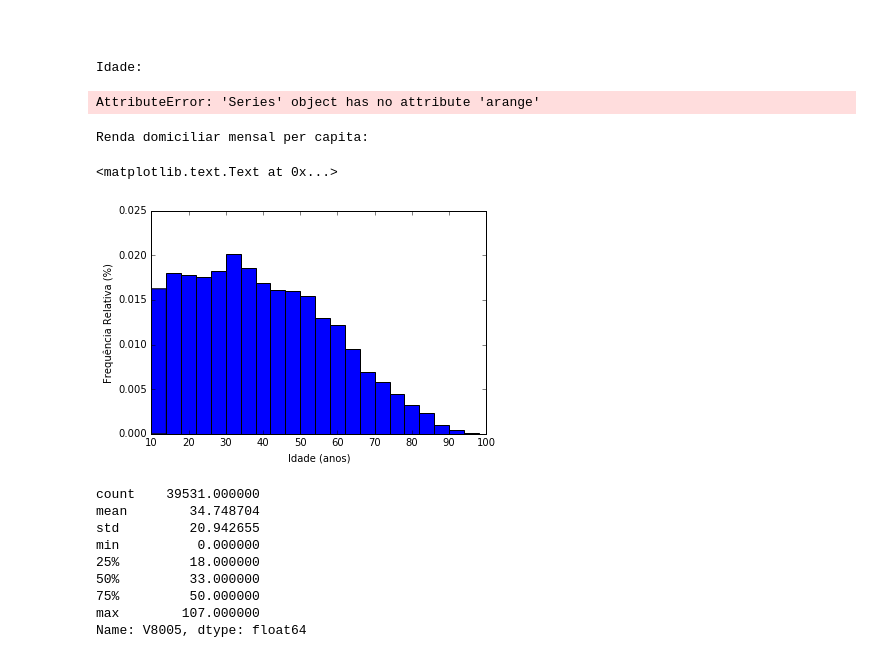
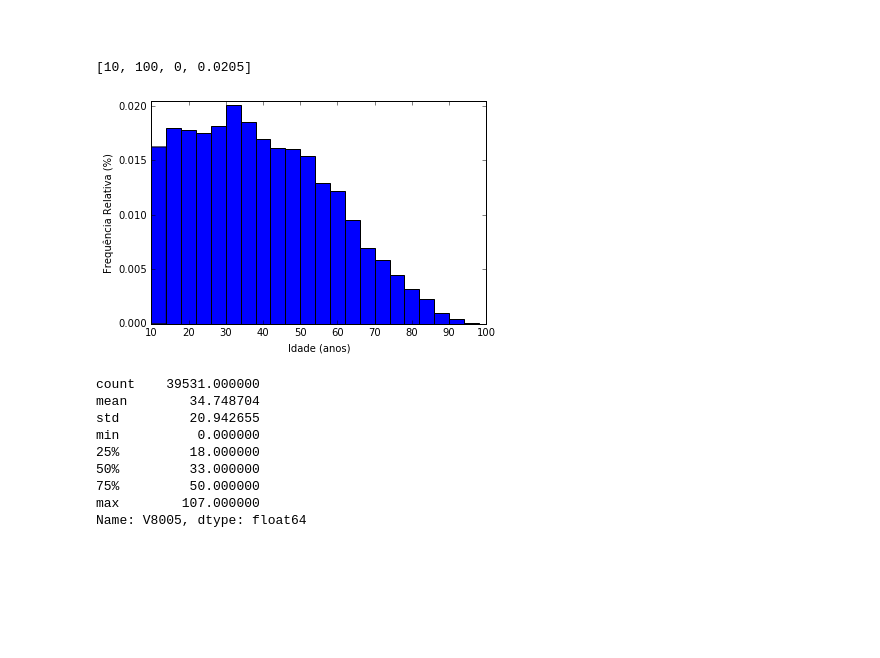
Before and after one commit to filipefborba/CD, a Jupyter notebook: Aula 2/Backup.ipynb, the cells around one changed output. Cells and saved outputs as stored; diff of their text form; code cells hidden in the pictures; blank space fills up the shorter version.

```diff
--- a/Aula 2/Backup.ipynb
+++ b/Aula 2/Backup.ipynb
@@ -580,22 +580,3 @@ plt.pie(lista_dados_regiao, labels = labelsR, autopct = '%1.1f%%')
 # Variáveis Quantitativas
 # %% [markdown]
 ##
-# %%
-import numpy as np
-
-#Idade (V8005)
-print('Idade:')
-dados["IDADE"] = dados.V8005
-intervalo_idades = dados["IDADE"].arange(10,85,5)
-print(intervalo_idades,'\n')
-# %% [output]
-Idade:
-AttributeError: 'Series' object has no attribute 'arange'
-# %%
-import numpy as np
-#Renda domiciliar mensal per capita (V4742)
-
-print('Renda domiciliar mensal per capita:')
-renda = np.
-# %% [output]
-Renda domiciliar mensal per capita:
@@ -602,13 +585,14 @@ Renda domiciliar mensal per capita:
 # %%
-#Idade (V8005)
+#Idade SP (V8005)
 idades = np.arange(10,100,4)
 idadesp = dados[(dados.UF == 35)].V8005
 plot = idadesp.plot.hist(bins = idades, normed = 1)
 plt.ylabel("Frequência Relativa (%)")
 plt.xlabel("Idade (anos)")
+plt.axis([10,100,0,0.0205])
 # %% [output]
-<matplotlib.text.Text at 0x...>
+[10, 100, 0, 0.0205]
-[figure, old version]
+[figure, new version]
 # %%
 #Idade SP
 plot = idadesp.plot(kind='box')
```
Also changed, not shown: parts of 11 cells of this notebook, 1 other file.
